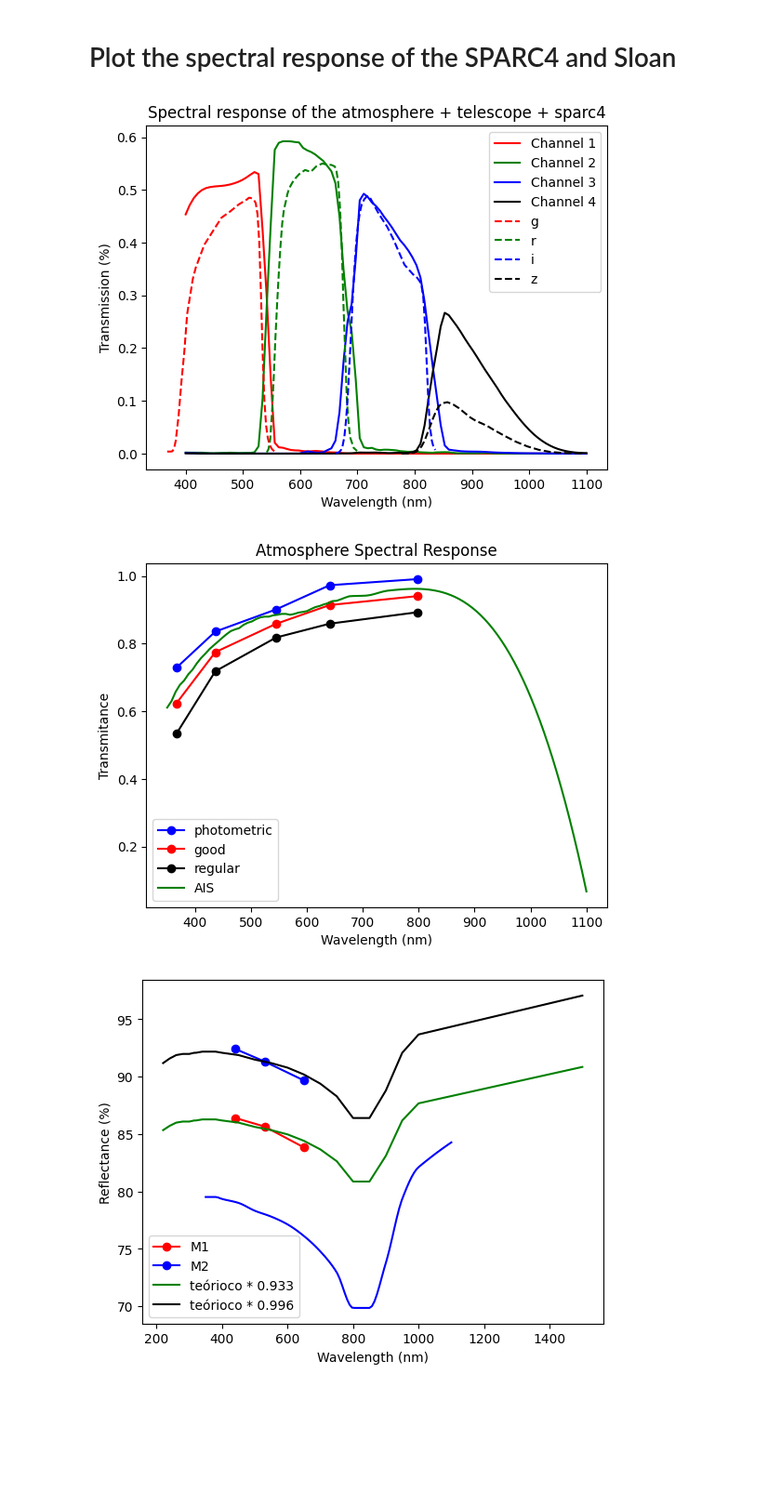
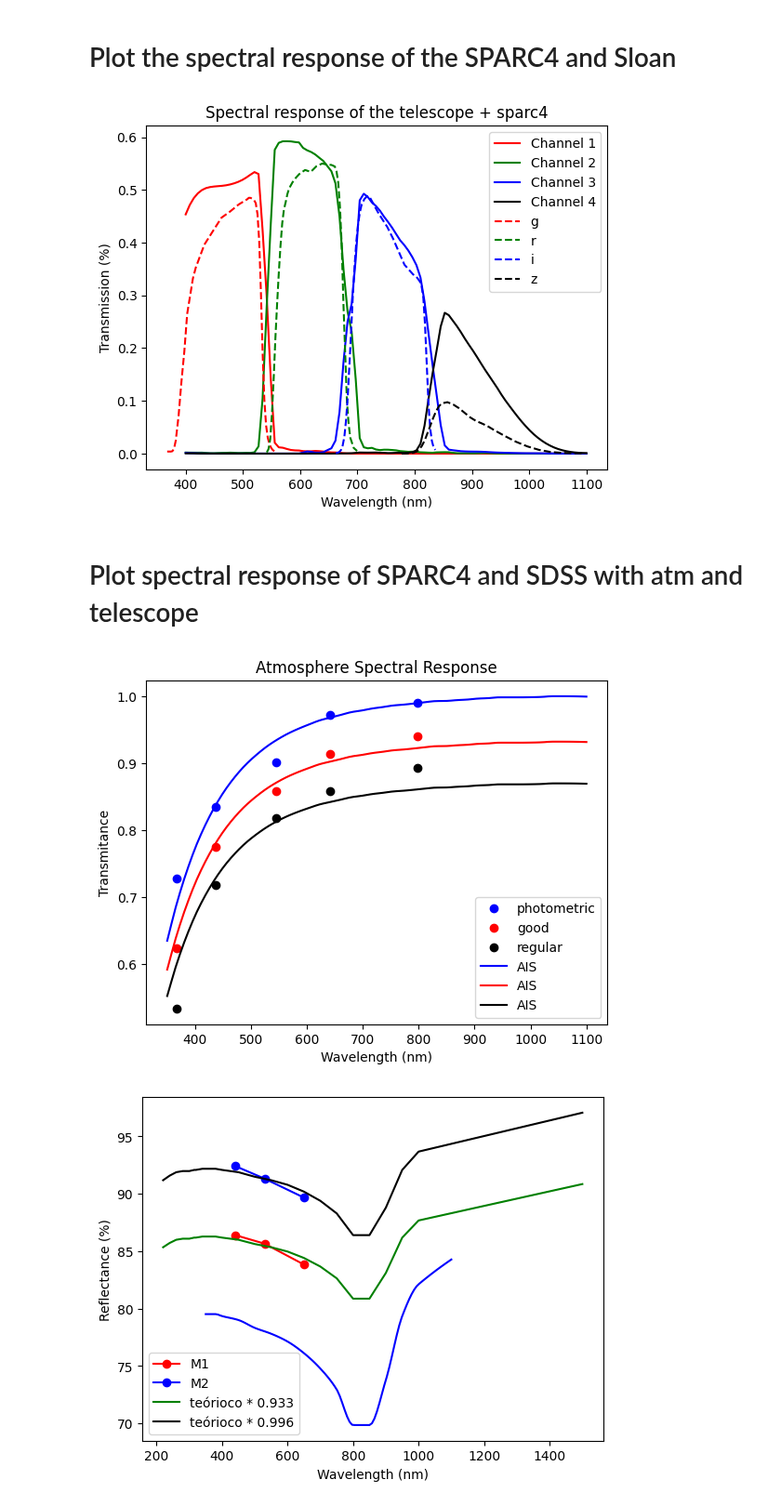
Before and after one commit to DBernardes/AIS, a Jupyter notebook: spectral_responses.ipynb, the cells around one changed output. Shown at 93% size. Saved outputs shown, nothing was run; the diff lists cells and outputs as text; code cells hidden in the pictures; blank space fills up the shorter version.

```diff
--- a/spectral_responses.ipynb
+++ b/spectral_responses.ipynb
@@ -81,6 +81,8 @@ import matplotlib.pyplot as plt
 import numpy as np
 import pandas as pd
 import os
+
+#http://www.ioa.s.u-tokyo.ac.jp/~doi/sdss/SDSSresponse.html
 
 sed = np.ones(100)
 wv = np.linspace(400, 1100, 100)
@@ -110,8 +112,10 @@ plt.plot(data['Wavelength (angstroms)']/10, data['Transmission'], 'k--', label='
 plt.legend()
 plt.xlabel('Wavelength (nm)')
 plt.ylabel('Transmission (%)')
-plt.title('Spectral response of the atmosphere + telescope + sparc4')
+plt.title('Spectral response of the telescope + sparc4')
 plt.savefig(os.path.join('notebook', 'figures', 'sparc4_photometry.png'), dpi=300)
 plt.show()
 # %% [output]
-[figure, old version]
+[figure, new version]
+# %% [markdown]
+# Plot spectral response of SPARC4 and SDSS with atm and telescope
@@ -118,31 +164,35 @@ plt.show()
 # %%
 
 # Test the atmosphere spectral response
 from AIS.Spectral_Response import Atmosphere
 import matplotlib.pyplot as plt
 import numpy as np
 import pandas as pd
 
 obj_wavelength = np.linspace(350, 1100, 100)
 ss = pd.read_csv('AIS/Spectral_Response/willton.csv')
 wv = ss['Wavelength (nm)']
 photometric = 10**(-0.4*ss['photometric'])
 good = 10**(-0.4*ss['good'])
 regular = 10**(-0.4*ss['regular'])
-plt.plot(wv, photometric, 'b-o', label='photometric')
-plt.plot(wv, good, 'r-o', label='good')
-plt.plot(wv, regular, 'k-o', label='regular')
+plt.plot(wv, photometric, 'bo', label='photometric')
+plt.plot(wv, good, 'ro', label='good')
+plt.plot(wv, regular, 'ko', label='regular')
 
 atmosphere = Atmosphere()
 spectral_response= atmosphere.get_spectral_response(obj_wavelength, 1)
-plt.plot(obj_wavelength, spectral_response,'g', label='AIS')
+plt.plot(obj_wavelength, spectral_response,'b', label='AIS')
+spectral_response= atmosphere.get_spectral_response(obj_wavelength, 1, 'good')
+plt.plot(obj_wavelength, spectral_response,'r', label='AIS')
+spectral_response= atmosphere.get_spectral_response(obj_wavelength, 1, 'regular')
+plt.plot(obj_wavelength, spectral_response,'k', label='AIS')
 plt.xlabel('Wavelength (nm)')
 plt.ylabel('Transmitance')
 plt.title('Atmosphere Spectral Response')
 plt.legend()
 plt.savefig('notebook/figures/atmosphere_spec_response.png')
 # %% [output]
-[figure, old version]
+[figure, new version]
 # %%
 # Calc the ajust of the spectral response of the telescope
 
```
Also changed, not shown: parts of 2 cells of this notebook, 16 other files.
